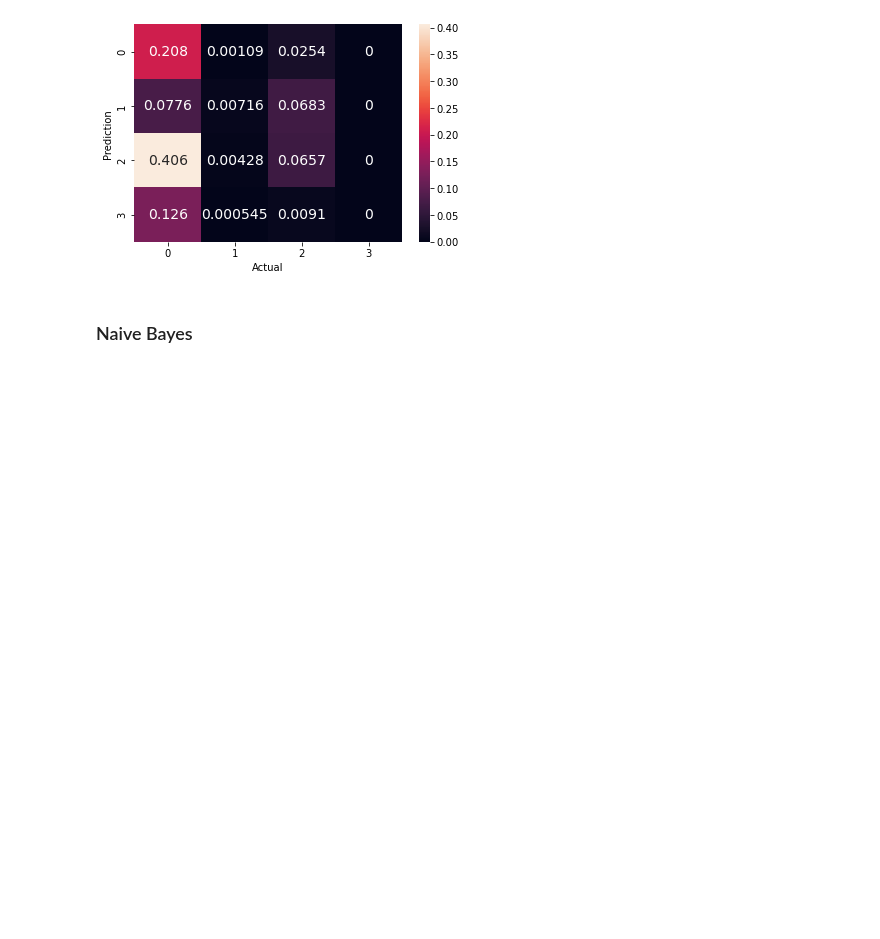
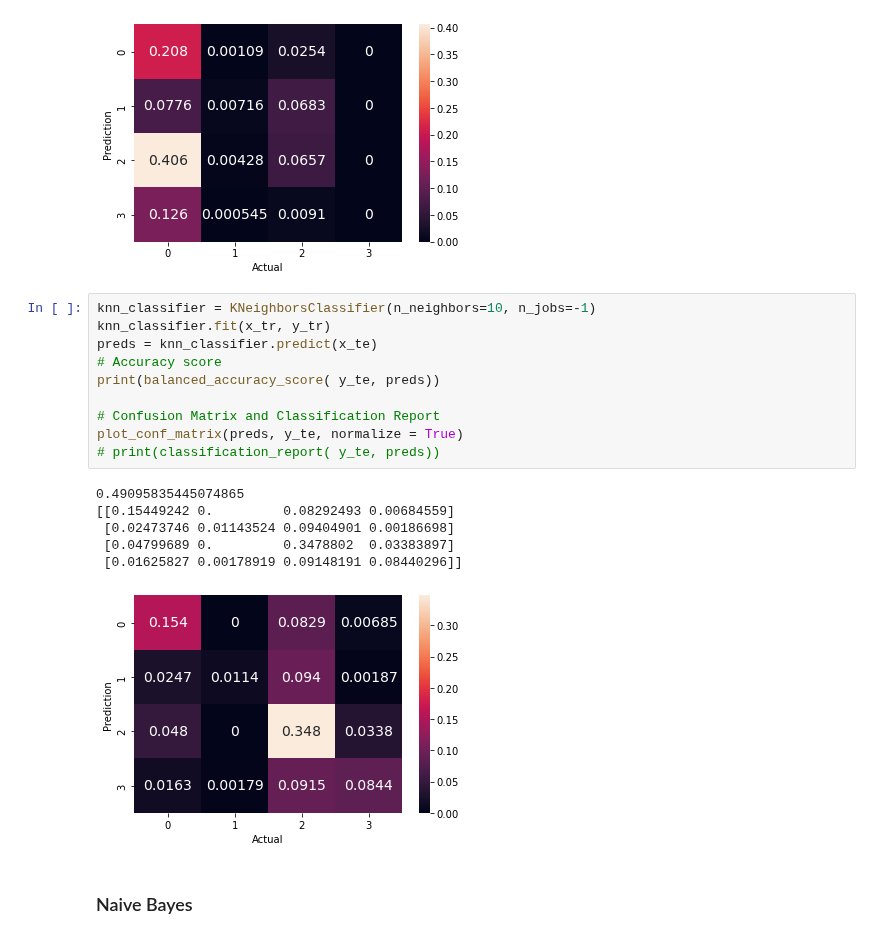
Before and after one commit to elifKurtay/ML_Sleep_Stages_Project, a Jupyter notebook: scripts/MLModels.ipynb, the cells around one changed output. Drawn from its saved outputs; the diff is of its cells as text; blank space fills up the shorter version.

```diff
--- a/scripts/MLModels.ipynb
+++ b/scripts/MLModels.ipynb
@@ -78,6 +96,23 @@ plot_conf_matrix(preds, y_te, normalize = True)
  [0.40614547 0.00427849 0.06565539 0.        ]
  [0.12640996 0.00054454 0.00910152 0.        ]]
 [figure]
+# %%
+knn_classifier = KNeighborsClassifier(n_neighbors=10, n_jobs=-1)
+knn_classifier.fit(x_tr, y_tr)
+preds = knn_classifier.predict(x_te)
+# Accuracy score
+print(balanced_accuracy_score( y_te, preds))
+
+# Confusion Matrix and Classification Report
+plot_conf_matrix(preds, y_te, normalize = True)
+# print(classification_report( y_te, preds))
+# %% [output]
+0.49095835445074865
+[[0.15449242 0.         0.08292493 0.00684559]
+ [0.02473746 0.01143524 0.09404901 0.00186698]
+ [0.04799689 0.         0.3478802  0.03383897]
+ [0.01625827 0.00178919 0.09148191 0.08440296]]
+[figure, added]
 # %% [markdown]
 ### Naive Bayes
 # %%
```
Also changed, not shown: parts of 8 cells of this notebook, 3 other files.
